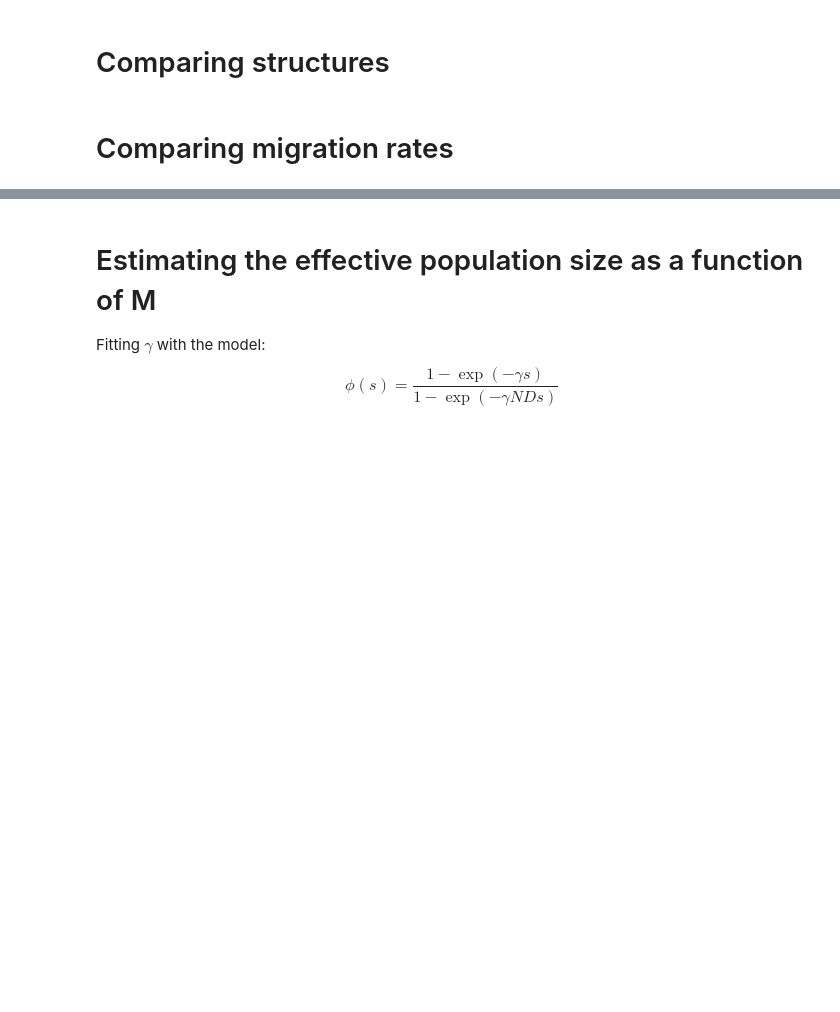
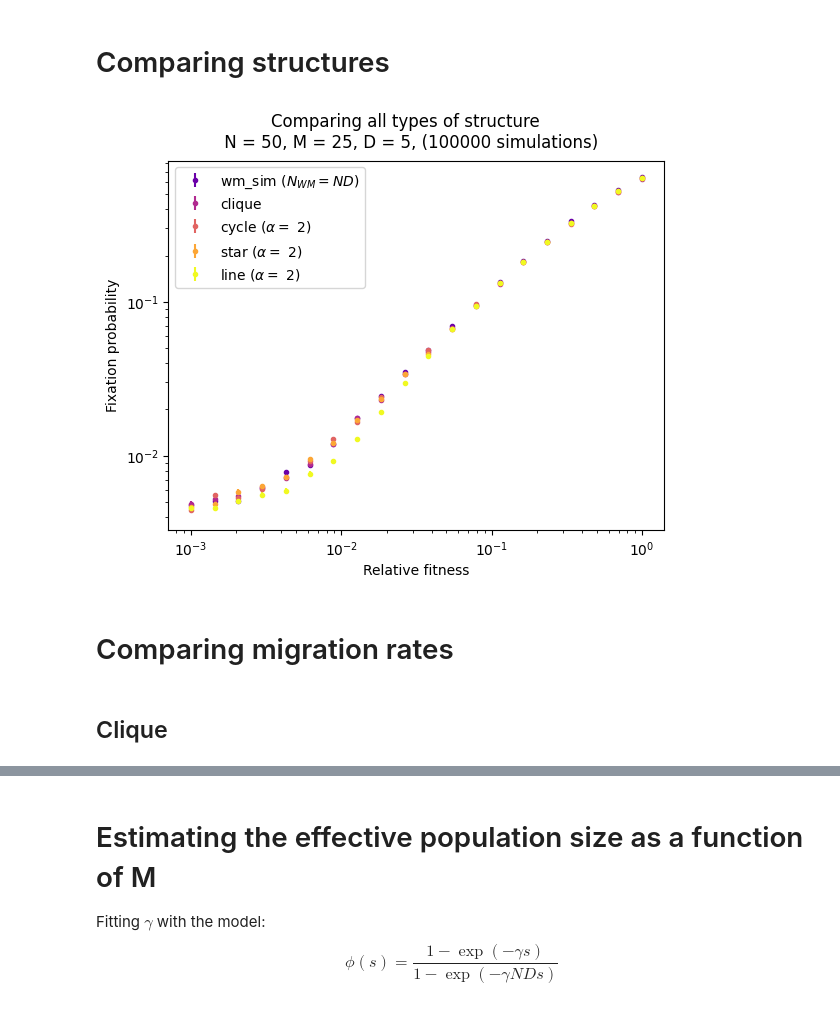
Before and after one commit to Bitbol-Lab/partial_sampling_spatially_structured_population, a Jupyter notebook: run.ipynb, the cells around one changed output, grey strips where cells are left out. Cells and saved outputs as stored; diff of their text form; code cells hidden in the pictures; blank space fills up the shorter version.

```diff
--- a/run.ipynb
+++ b/run.ipynb
@@ -58,2 +103,17 @@ if run:
 # %% [markdown]
 # Comparing structures
+# %%
+results_dir = 'results/comp_str/'
+prefix = 'comp_str'
+num = 20
+job_array_nb = 3
+N = 50
+M = N//2
+nb_demes = 5
+N_wm = N * nb_demes
+M_wm = N_wm // 2
+log_s_min = -3
+log_s_max = 0
+nb_trajectories = 100000 #100k runs
+migration_rate = 0.01
+alpha = 2
@@ -60,2 +132,10 @@ if run:
+# %%
+run = True
+if run:
+    simB(prefix, job_array_nb, results_dir)
+# %% [output]
+[figure, added]
 # %% [markdown]
 # Comparing migration rates
+# %% [markdown]
+## Clique
```
Also changed, not shown: parts of 23 cells of this notebook, 5 other files.
